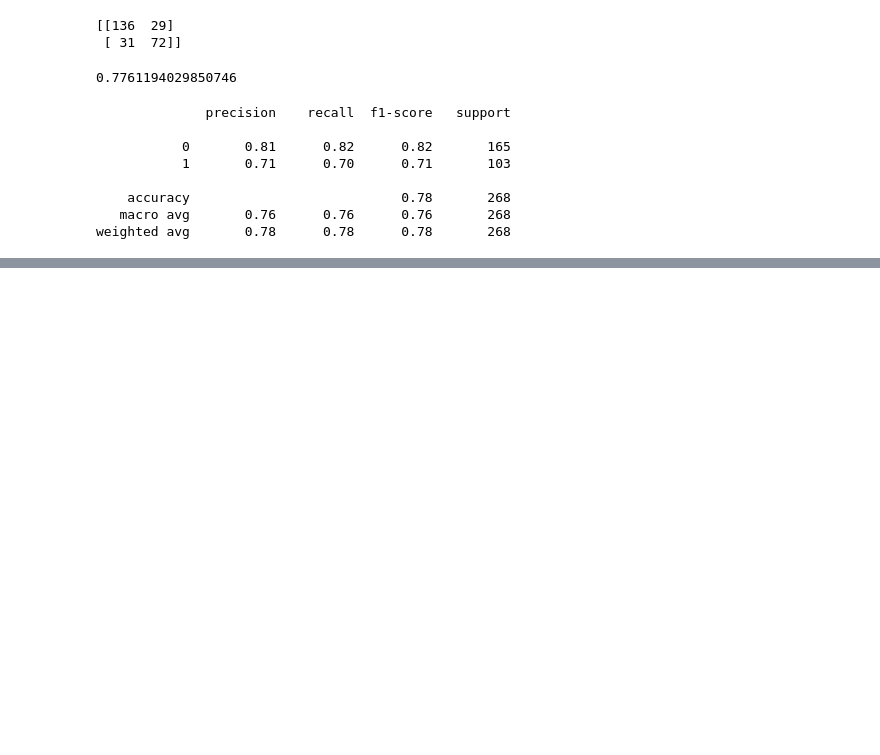
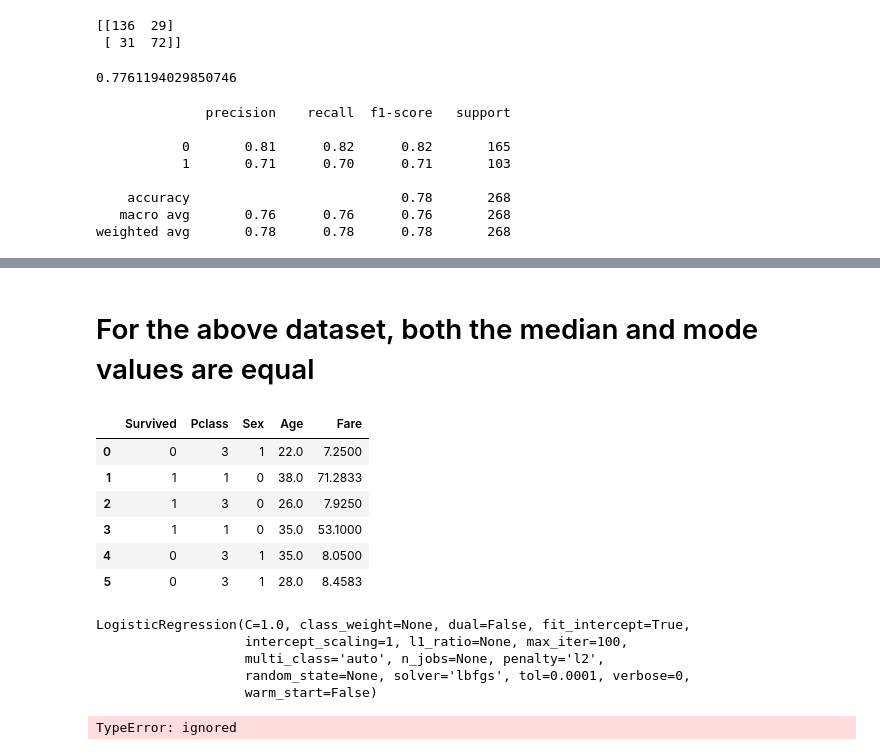
Before and after one commit to avinashkumar18/Lab, a Jupyter notebook: MLT_Lab/Lab_5_Implementation_of_logistic_regression.ipynb, the cells around one changed output, grey strips where cells are left out. Saved outputs shown, nothing was run; the diff lists cells and outputs as text; code cells hidden in the pictures; blank space fills up the shorter version.

```diff
--- a/MLT_Lab/Lab_5_Implementation_of_logistic_regression.ipynb
+++ b/MLT_Lab/Lab_5_Implementation_of_logistic_regression.ipynb
@@ -147,0 +206,2 @@ weighted avg       0.78      0.78      0.78       268
+# %%
+new_df = train[['Survived','Pclass','Sex','Age','Fare']]
@@ -147,0 +242,12 @@ weighted avg       0.78      0.78      0.78       268
+# %% [markdown]
+# For the above dataset, both the median and mode values are equal
+# %%
+new_df.head(6)
+# %% [output]
+|  | Survived | Pclass | Sex | Age | Fare |
+| 0 | 0 | 3 | 1 | 22.0 | 7.2500 |
+| 1 | 1 | 1 | 0 | 38.0 | 71.2833 |
+| 2 | 1 | 3 | 0 | 26.0 | 7.9250 |
+| 3 | 1 | 1 | 0 | 35.0 | 53.1000 |
+| 4 | 0 | 3 | 1 | 35.0 | 8.0500 |
+| 5 | 0 | 3 | 1 | 28.0 | 8.4583 |
@@ -147,0 +261,9 @@ weighted avg       0.78      0.78      0.78       268
+# %%
+# Logistic Regression model for new X and Y
+logit.fit(new_X_train, new_Y_train)
+# %% [output]
+LogisticRegression(C=1.0, class_weight=None, dual=False, fit_intercept=True,
+                   intercept_scaling=1, l1_ratio=None, max_iter=100,
+                   multi_class='auto', n_jobs=None, penalty='l2',
+                   random_state=None, solver='lbfgs', tol=0.0001, verbose=0,
+                   warm_start=False)
@@ -147,0 +273,6 @@ weighted avg       0.78      0.78      0.78       268
+# %%
+# new confusion matrix
+new_confusion_matrix = confusion_matrix(new_Y_test, new_Y_pred)
+print(new_confusion_matrix)
+# %% [output]
+TypeError: ignored
```
Also changed, not shown: parts of 17 cells of this notebook.
